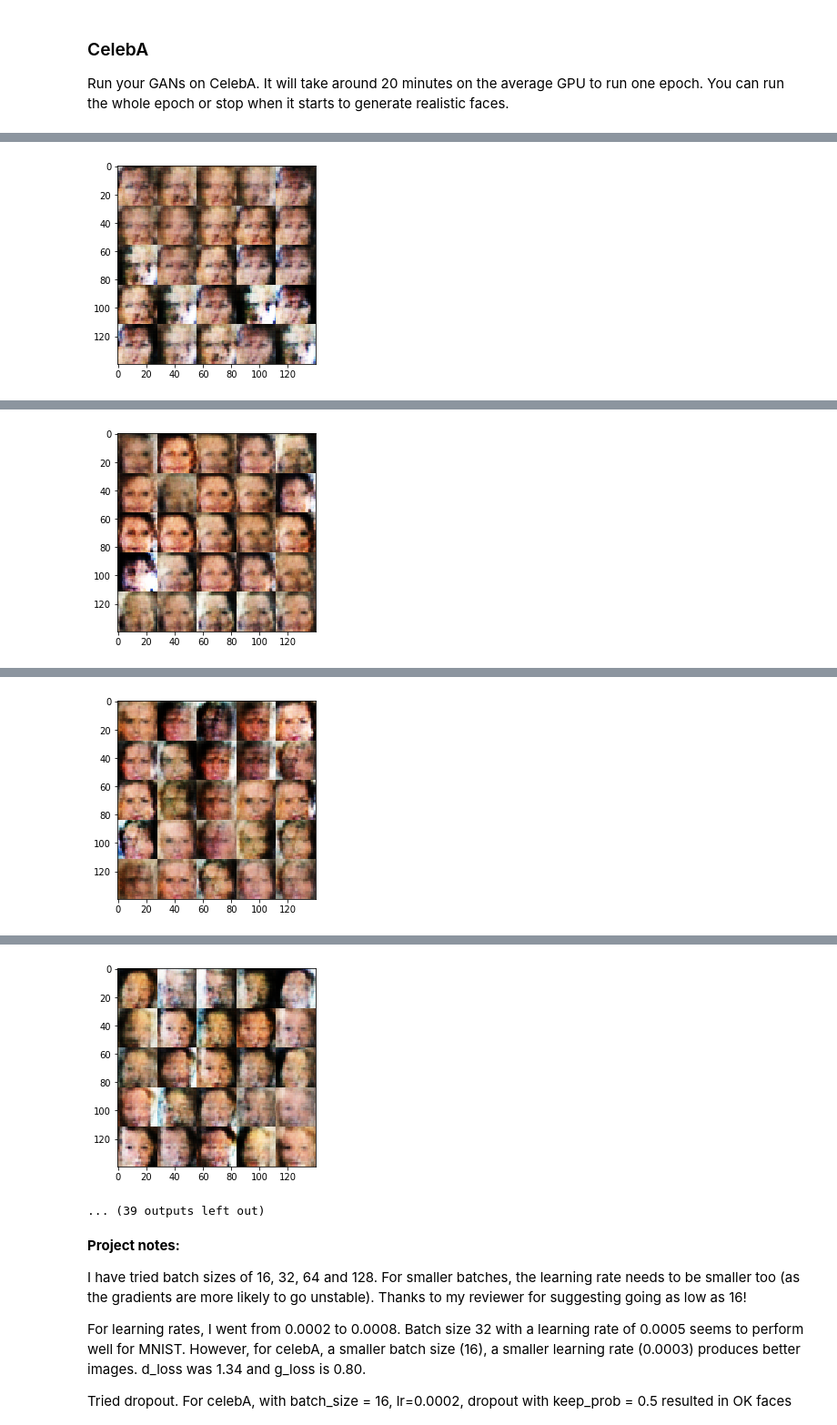
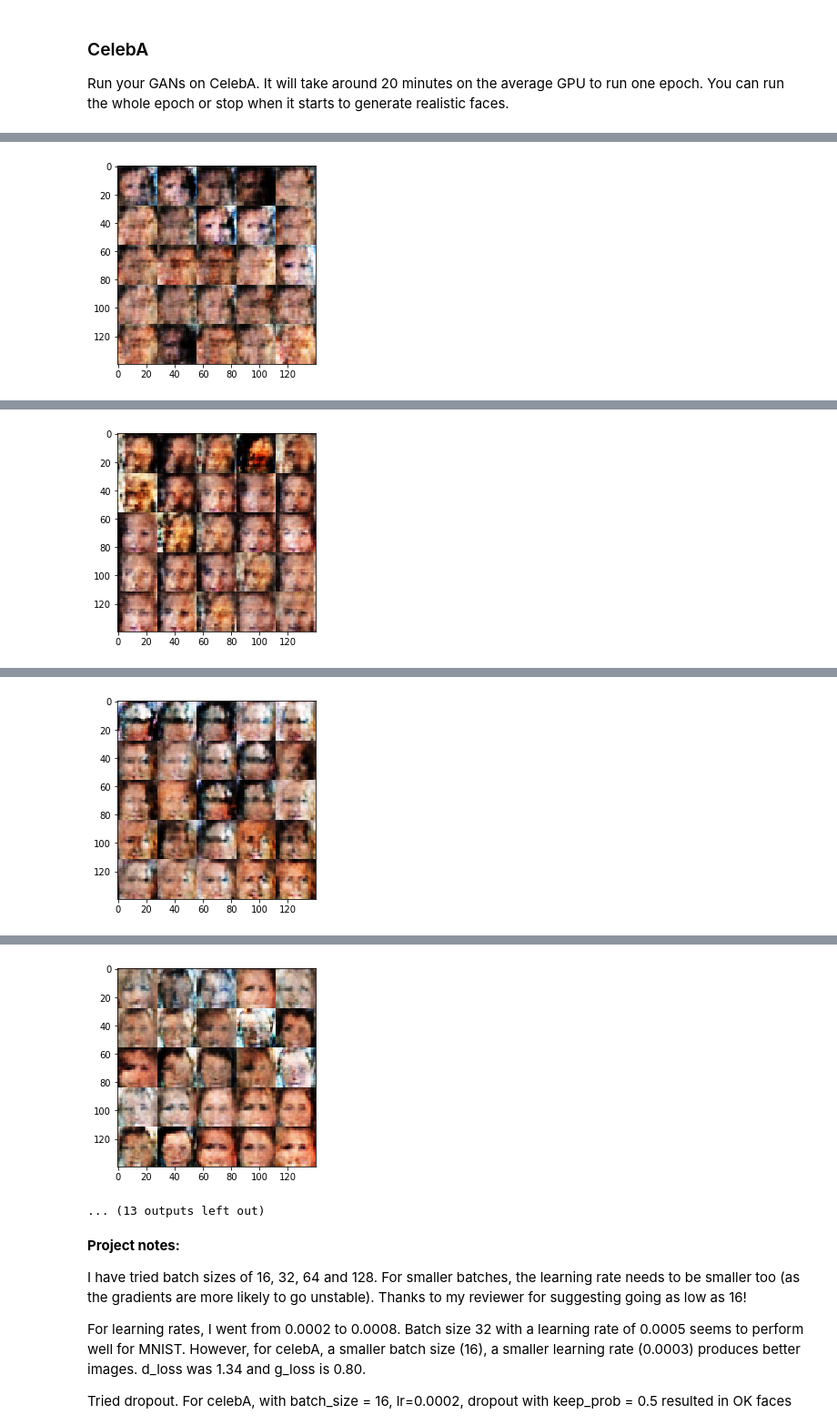
Before and after one commit to gotamist/deep-learning, a Jupyter notebook: dlnd_face_generation.ipynb, the cells around one changed output, grey strips where cells are left out. Shown at 91% size. Drawn from its saved outputs; the diff is of its cells as text; code cells hidden in the pictures.

Commit message:
Try higher z_dim (128), add dropout to generator as well (except for first layer), lower the learning rate to 0.0002.  Raise beta1 of the optimizer to 0.3.

```diff
--- a/dlnd_face_generation.ipynb
+++ b/dlnd_face_generation.ipynb
@@ -132,7 +132,7 @@ Tests Passed
 ### Discriminator
 Implement `discriminator` to create a discriminator neural network that discriminates on `images`.  This function should be able to reuse the variables in the neural network.  Use [`tf.variable_scope`](https://www.tensorflow.org/api_docs/python/tf/variable_scope) with a scope name of "discriminator" to allow the variables to be reused.  The function should return a tuple of (tensor output of the discriminator, tensor logits of the discriminator).
 # %%
-def discriminator(images, reuse=False, alpha = 0.2, keep_prob = 0.8):
+def discriminator(images, reuse=False, alpha = 0.2, keep_prob = 0.7):
     """
     Create the discriminator network
     :param images: Tensor of input image(s)
@@ -218,7 +218,7 @@ Implement `generator` to generate an image using `z`. This function should be ab
 # """
 # tests.test_generator(generator, tf)
 # %%
-def generator(z, out_channel_dim, is_train=True, alpha = 0.2):
+def generator(z, out_channel_dim, is_train=True, alpha = 0.2, keep_prob=0.7):
     """
     Create the generator network
     :param z: Input z
@@ -234,21 +234,25 @@ def generator(z, out_channel_dim, is_train=True, alpha = 0.2):
         x1 = tf.reshape(x1, (-1, 2, 2, 512))
         x1 = tf.layers.batch_normalization(x1, training=True)
         x1 = tf.maximum( alpha*x1, x1) #leaky relu
+        # Don't want to add dropout in this 2x2 layer
 
         # Second layer as (4x4x256)
         x2 = tf.layers.conv2d_transpose(x1, 256, 3, strides=2, padding='SAME', kernel_initializer=tf.contrib.layers.xavier_initializer())
         x2 = tf.layers.batch_normalization(x2, training=is_train)
         x2 = tf.maximum( alpha*x2, x2) #leaky relu
+        x2 = tf.nn.dropout(x2, keep_prob)
 
         # Second layer as (7x7x128)
         x3 = tf.layers.conv2d_transpose(x2, 128, 4, strides=1, padding='VALID', kernel_initializer=tf.contrib.layers.xavier_initializer())
         x3 = tf.layers.batch_normalization(x3, training=is_train)
         x3 = tf.maximum( alpha*x3, x3) #leaky relu
+        x3 = tf.nn.dropout(x3, keep_prob)
 
         # Third layer as (14x14x64)
         x4 = tf.layers.conv2d_transpose(x3, 64, 5, strides=2, padding='SAME', kernel_initializer=tf.contrib.layers.xavier_initializer())
         x4 = tf.layers.batch_normalization(x4, training=is_train)
         x4 = tf.maximum( alpha*x4, x4) #leaky relu
+        x4 = tf.nn.dropout(x4, keep_prob)
 
         # Ouput layer as (28x28x out_channel_dim)
         logits = tf.layers.conv2d_transpose(x4, out_channel_dim, 5, strides=2, padding='SAME', kernel_initializer=tf.contrib.layers.xavier_initializer())
@@ -492,10 +496,10 @@ __Project notes for MNIST:__ With batch_size of 32, we can use slightly larger l
 ### CelebA
 Run your GANs on CelebA.  It will take around 20 minutes on the average GPU to run one epoch.  You can run the whole epoch or stop when it starts to generate realistic faces.
 # %%
-batch_size = 16 #needs to be a factor of 4096
-z_dim = 100
-learning_rate = 0.0003
-beta1 = 0.2
+batch_size = 32 #needs to be a factor of 4096
+z_dim = 128
+learning_rate = 0.0002
+beta1 = 0.3
 
 print_every = 100
 show_every = 500
@@ -529 +533 @@ Epoch 1/1... Batch # 1500/1... Discriminator Loss: 1.0476... Generator Loss: 1.2
-[figure, old version]
+[figure, new version]
@@ -535 +539 @@ Epoch 1/1... Batch # 2000/1... Discriminator Loss: 1.1628... Generator Loss: 1.1
-[figure, old version]
+[figure, new version]
@@ -541 +545 @@ Epoch 1/1... Batch # 2500/1... Discriminator Loss: 1.2400... Generator Loss: 0.8
-[figure, old version]
+[figure, new version]
@@ -547,5 +551,5 @@ Epoch 1/1... Batch # 3000/1... Discriminator Loss: 1.1267... Generator Loss: 1.0
-[figure, old version]
+[figure, new version]
-... (39 outputs left out)
+... (13 outputs left out)
 # %% [markdown]
 __Project notes:__
 
```
Also changed, not shown: parts of 2 cells of this notebook.
